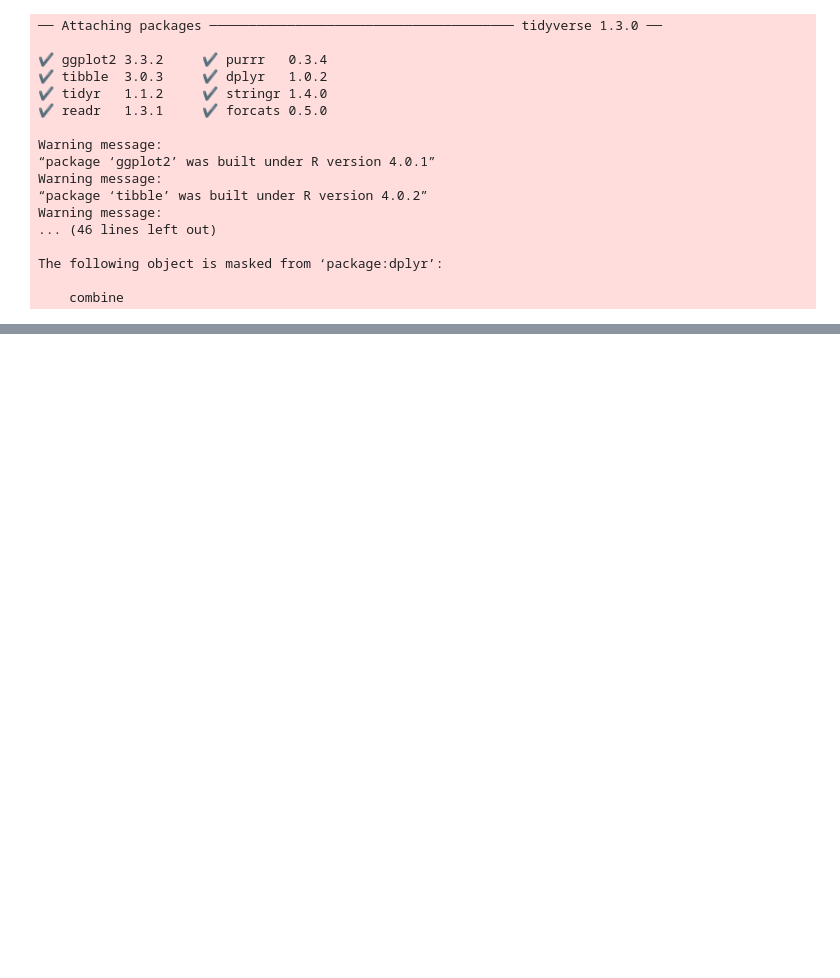
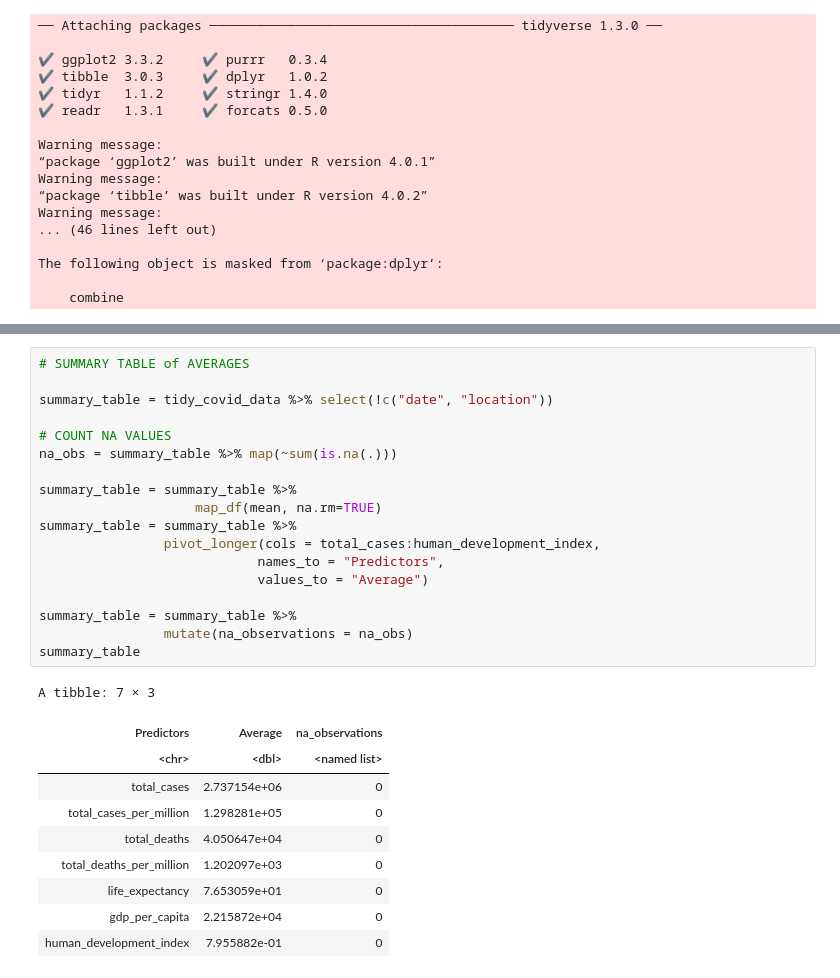
Before and after one commit to jerryyvn/DSCI-Group-11-Project, a Jupyter notebook: project_proposal.ipynb, the cells around one changed output, grey strips where cells are left out. Drawn from its saved outputs; the diff is of its cells as text; blank space fills up the shorter version.

Commit message:
summary table implemented

```diff
--- a/project_proposal.ipynb
+++ b/project_proposal.ipynb
@@ -137,6 +115,35 @@ A tibble: 34 × 9
 | Trinidad and Tobago | 2022-02-28 | 127767 | 91042.730 | 3628 | 2585.198 | 73.51 | ... |
 | Turks and Caicos Islands | 2022-02-28 | 5867 | 149569.163 | 36 | 917.759 | 80.22 | ... |
 | United States | 2022-02-28 | 79044330 | 237430.913 | 950732 | 2855.779 | 78.86 | ... |
+# %%
+# SUMMARY TABLE of AVERAGES
+
+summary_table = tidy_covid_data %>% select(!c("date", "location"))
+
+# COUNT NA VALUES
+na_obs = summary_table %>% map(~sum(is.na(.)))
+
+summary_table = summary_table %>%
+                    map_df(mean, na.rm=TRUE)
+summary_table = summary_table %>%
+                pivot_longer(cols = total_cases:human_development_index,
+                            names_to = "Predictors",
+                            values_to = "Average")
+
+summary_table = summary_table %>%
+                mutate(na_observations = na_obs)
+summary_table
+# %% [output]
+A tibble: 7 × 3
+| Predictors | Average | na_observations |
+| <chr> | <dbl> | <named list> |
+| total_cases | 2.737154e+06 | 0 |
+| total_cases_per_million | 1.298281e+05 | 0 |
+| total_deaths | 4.050647e+04 | 0 |
+| total_deaths_per_million | 1.202097e+03 | 0 |
+| life_expectancy | 7.653059e+01 | 0 |
+| gdp_per_capita | 2.215872e+04 | 0 |
+| human_development_index | 7.955882e-01 | 0 |
 # %%
 #resize
 options(repr.plot.width = 15, repr.plot.height = 8)
```
Also changed, not shown: parts of 4 cells of this notebook.
